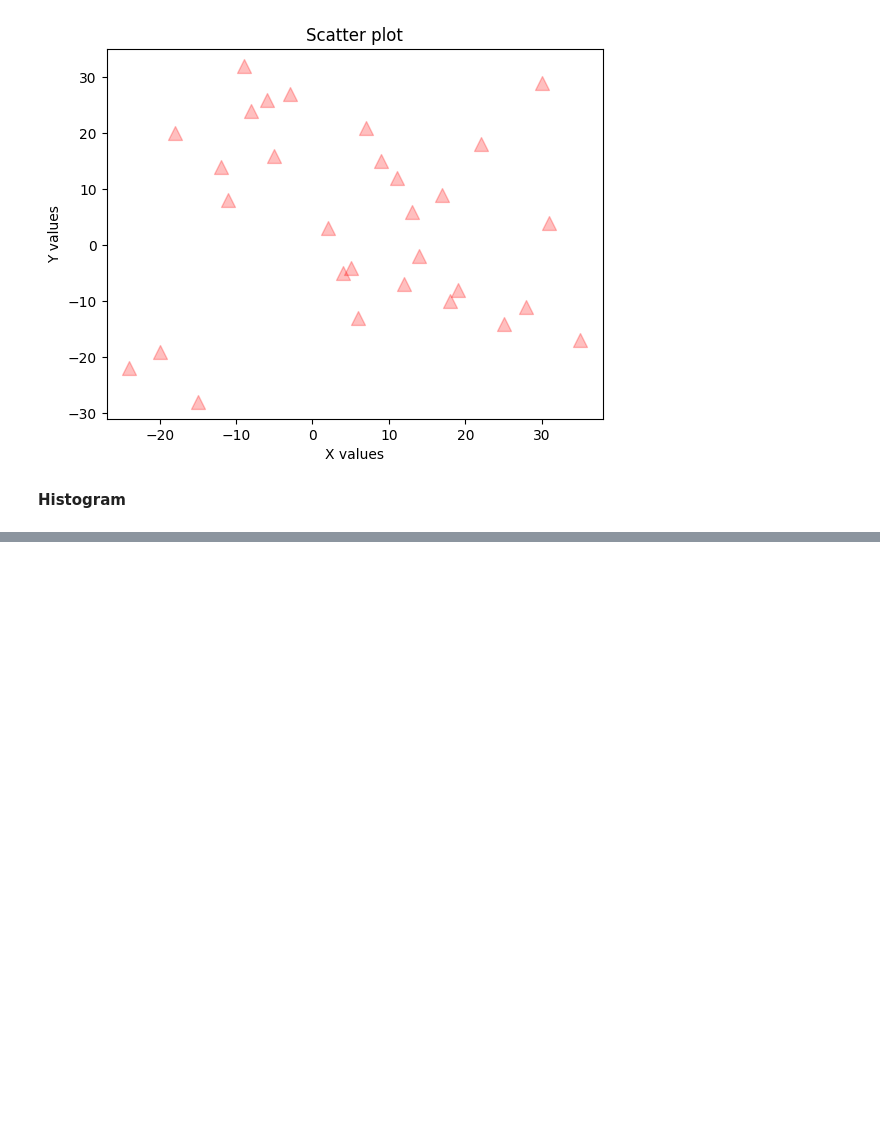
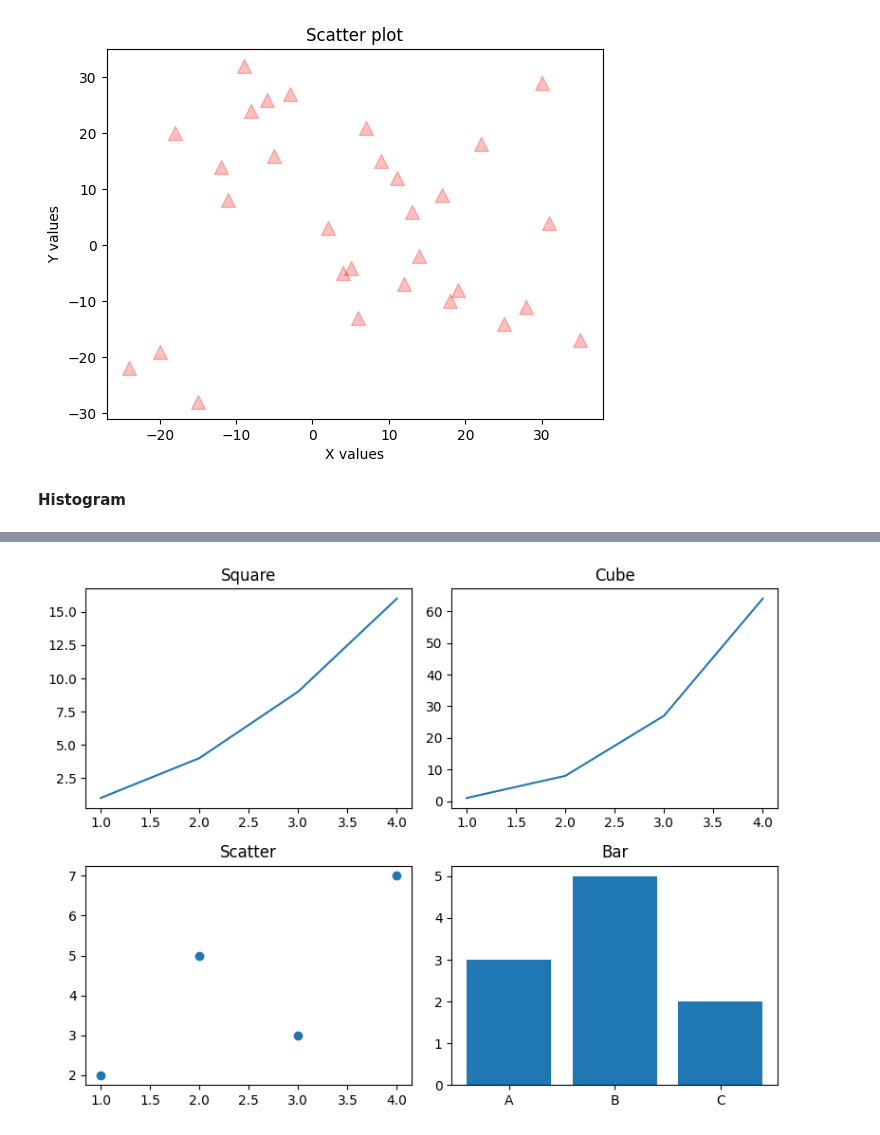
Before and after one commit to Sarthak-Chauhan-Git/UPES_PG_30655, a Jupyter notebook: GilbertStrang/Chapters/Matplotlib.ipynb, the cells around one changed output, grey strips where cells are left out. Cells and saved outputs as stored; diff of their text form; code cells hidden in the pictures; blank space fills up the shorter version.

```diff
--- a/GilbertStrang/Chapters/Matplotlib.ipynb
+++ b/GilbertStrang/Chapters/Matplotlib.ipynb
@@ -133,0 +198,29 @@ marks = [42, 45, 47, 50, 52, 55, 58,
+# %%
+# Modern syntax [(fig,ax = plt.subplot(row,column))]
+# fig is the whole figure and ax are the sections of 2x2
+
+x = [1, 2, 3, 4]
+
+# Create a figure with 2 rows and 2 columns
+fig, ax = plt.subplots(2, 2, figsize=(8, 6))
+
+# Top-left
+ax[0, 0].plot(x, [1, 4, 9, 16])
+ax[0, 0].set_title("Square")
+
+# Top-right
+ax[0, 1].plot(x, [1, 8, 27, 64])
+ax[0, 1].set_title("Cube")
+
+# Bottom-left
+ax[1, 0].scatter(x, [2, 5, 3, 7])
+ax[1, 0].set_title("Scatter")
+
+# Bottom-right
+ax[1, 1].bar(["A", "B", "C"], [3, 5, 2])
+ax[1, 1].set_title("Bar")
+
+plt.tight_layout()
+plt.show()
+# %% [output]
+[figure, added]
```
Also changed, not shown: parts of 19 cells of this notebook, 1 other file.
